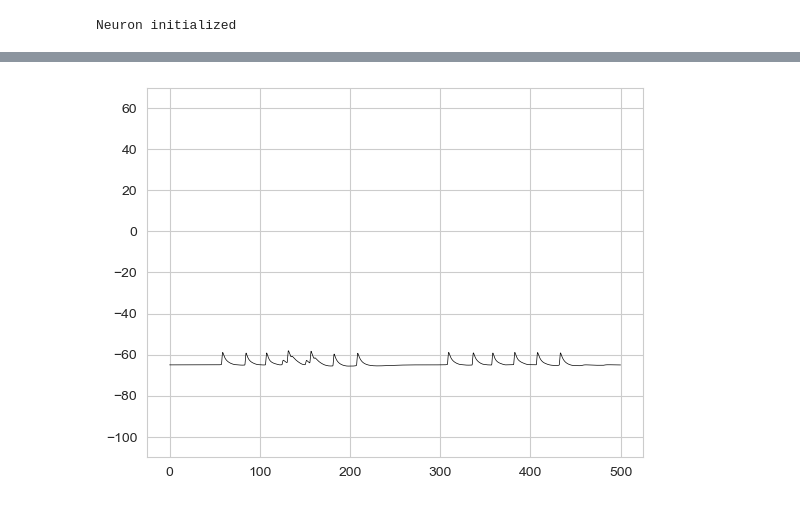
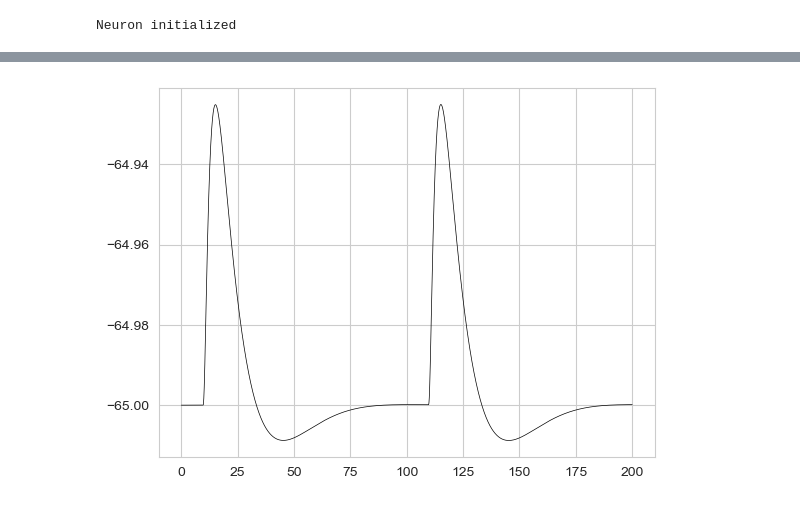
Before and after one commit to kerseviciute/temporal-interference, a Jupyter notebook: 01_neuron_devel.ipynb, the cells around one changed output, grey strips where cells are left out. Saved outputs shown, nothing was run; the diff lists cells and outputs as text; code cells hidden in the pictures.

Commit message:
Refactoring. Working on synapse parameter tuning.

```diff
--- a/01_neuron_devel.ipynb
+++ b/01_neuron_devel.ipynb
@@ -7,7 +7,9 @@ import matplotlib.pyplot as plt
 # %%
 neuron = PlasticNeuron(
-    connection_weight = 0.00009,
-    initial_weight = 0.00009 * 0.75
+    n_synapses = 1,
+    # Initial conductance of 0.00005 gives ~3 mV of local EPSP at distance 0.5 along the dendrite
+    initial_conductance = 0.00005,
+    initial_weight = 0
 )
 # %% [output]
 Creating cell
@@ -22,6 +24,8 @@ Inserting 10 synapses
 # %%
 neuron.run(
-    duration = 500
+    duration = 200
 )
+
+# TODO: make sure the synapses work correctly. Should the weights change when there is no spike?
 # %% [output]
 Neuron initialized
@@ -28,13 +60,11 @@ Neuron initialized
 # %%
 plt.plot(
-    neuron.output.Time,
-    neuron.output.Soma,
+    neuron.time,
+    neuron.voltage,
     linewidth = 0.5,
     color = "black"
 )
 
-plt.ylim(-110, 70)
-
 plt.show()
 # %% [output]
-[figure, old version]
+[figure, new version]
```
Also changed, not shown: parts of 5 cells of this notebook, 3 other files.
